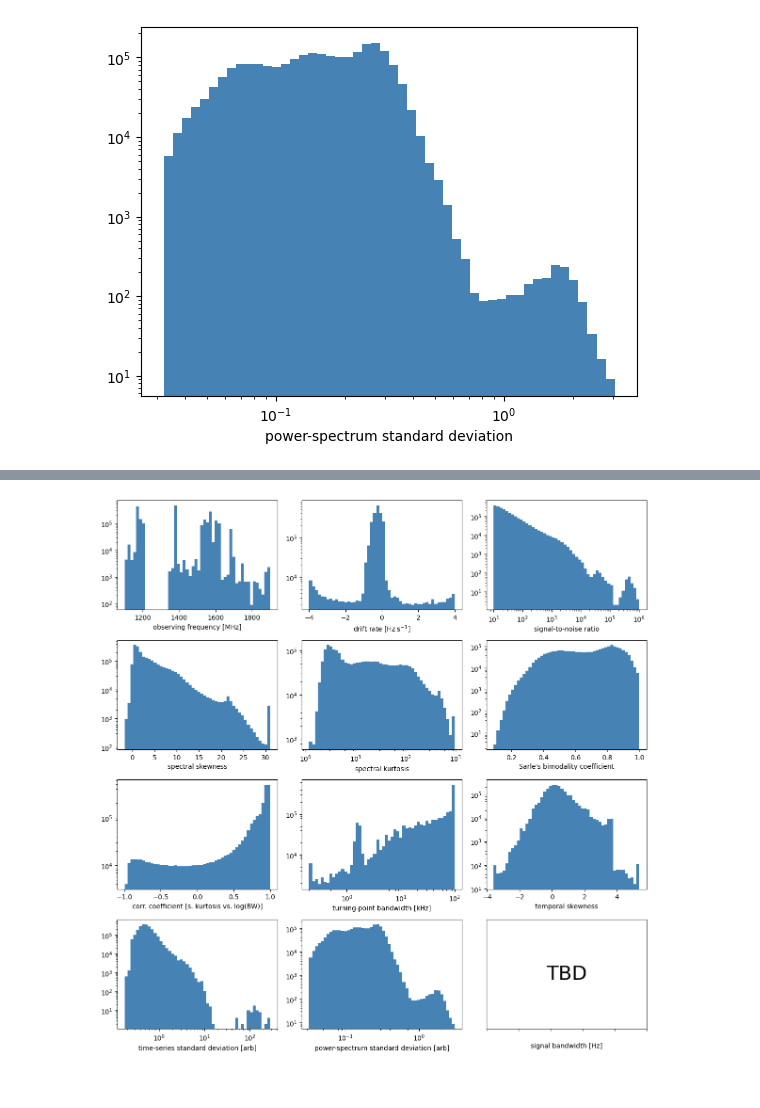
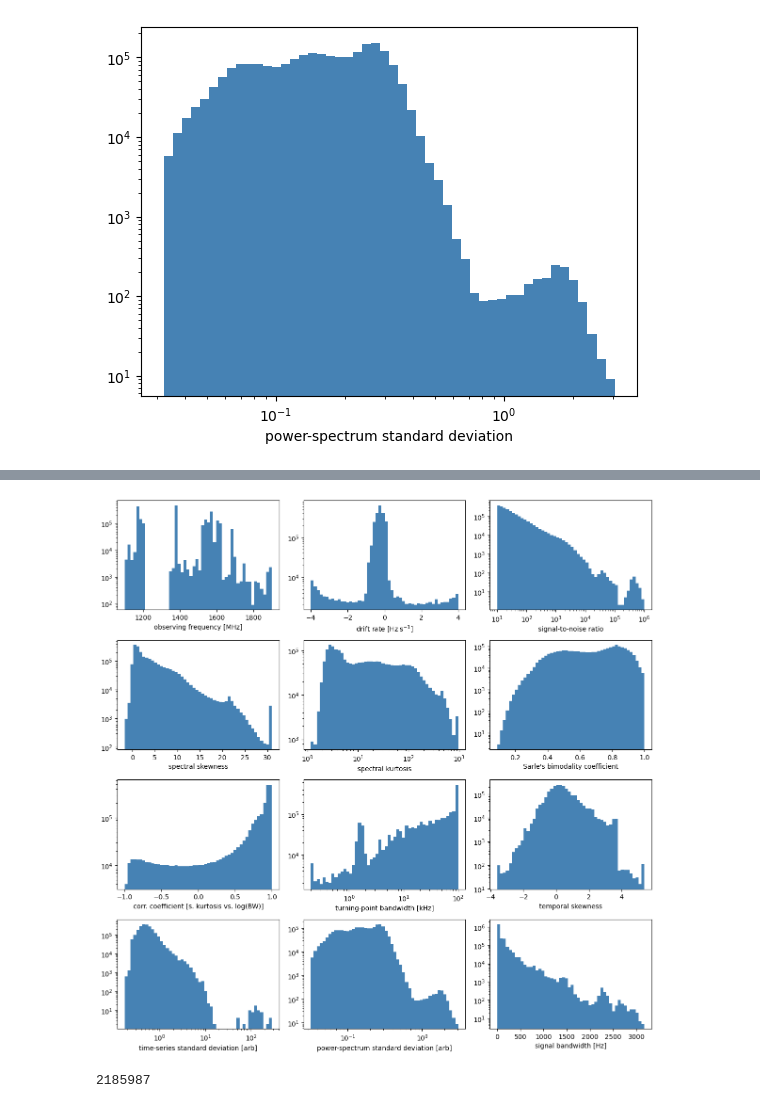
Before and after one commit to bjacobell/gbt-hdbscan, a Jupyter notebook: param_analysis.ipynb, the cells around one changed output, grey strips where cells are left out. Drawn from its saved outputs; the diff is of its cells as text; code cells hidden in the pictures.

```diff
--- a/param_analysis.ipynb
+++ b/param_analysis.ipynb
@@ -55,3 +111,20 @@ param_array_uncut = np.hstack((triad_array, p_array))
 print(param_array_uncut.shape)
 # %% [output]
 (3247546, 12)
+# %%
+batch_1_sigbw = np.load(datadir + 'batch_1_sigbws.npy', allow_pickle=True)
+batch_2_sigbw = np.load(datadir + 'batch_2_sigbws.npy', allow_pickle=True)
+batch_3_sigbw = np.load(datadir + 'batch_3_sigbws.npy', allow_pickle=True)
+batch_4_sigbw = np.load(datadir + 'batch_4_sigbws.npy', allow_pickle=True)
+batch_5_sigbw = np.load(datadir + 'batch_5_sigbws.npy', allow_pickle=True)
+batch_6_sigbw = np.load(datadir + 'batch_6_sigbws.npy', allow_pickle=True)
+# %%
+sigbw_vec = np.concatenate((
+    batch_1_sigbw[:,1],
+    batch_2_sigbw[:,1],
+    batch_3_sigbw[:,1],
+    batch_4_sigbw[:,1],
+    batch_5_sigbw[:,1],
+    batch_6_sigbw[:,1]
+))
+print(sigbw_vec.shape)
@@ -57,0 +233,3 @@ print(param_array_uncut.shape)
+# %%
+param_array_uncut = np.delete(param_array_uncut, 11, 1)
+print(param_array_uncut.shape)
@@ -57,0 +238,3 @@ print(param_array_uncut.shape)
+# %%
+param_array_uncut = np.hstack((param_array_uncut, np.transpose([bad_sigbw_vec])))
+print(param_array_uncut.shape)
@@ -246,34 +463,36 @@ axs[2,1].set_xlabel('turning-point bandwidth [kHz]')
 # 8: temporal skewness
 axs[2,2].hist(param_array[:,8], color='steelblue', bins=50)
 axs[2,2].set_yscale('log')
 axs[2,2].set_xlabel('temporal skewness')
 
 # 9: time-series standard deviation
 hist, bins = np.histogram(param_array[:, 9], bins=50)
 logbins = np.logspace(np.log10(bins[0]),np.log10(bins[-1]),len(bins))
 axs[3,0].hist(param_array[:, 9], color='steelblue', bins=logbins)
 axs[3,0].set_xlabel('time-series standard deviation [arb]')
 axs[3,0].set_xscale('log')
 axs[3,0].set_yscale('log')
 
 # 10: power-spectrum standard deviation
 hist, bins = np.histogram(param_array[:, 10], bins=50)
 logbins = np.logspace(np.log10(bins[0]),np.log10(bins[-1]),len(bins))
 axs[3,1].hist(param_array[:, 10], color='steelblue', bins=logbins)
 axs[3,1].set_xlabel('power-spectrum standard deviation [arb]')
 axs[3,1].set_xscale('log')
 axs[3,1].set_yscale('log')
 
 # 11: signal bandwidth
 #axs[3,2].set_xticks([])
-axs[3,2].set_yticks([])
-axs[3,2].text(0.5, 0.5, 'TBD', size=30, color='k', horizontalalignment='center', verticalalignment='center', transform=axs[3,2].transAxes)
+#axs[3,2].set_yticks([])
+#axs[3,2].text(0.5, 0.5, 'TBD', size=30, color='k', horizontalalignment='center', verticalalignment='center', transform=axs[3,2].transAxes)
+axs[3,2].hist(param_array[:,11]*1e6, color='steelblue', bins=50)
+axs[3,2].set_yscale('log')
 axs[3,2].set_xlabel('signal bandwidth [Hz]')
-[t.set_color('white') for t in axs[3,2].xaxis.get_ticklabels()]
+#[t.set_color('white') for t in axs[3,2].xaxis.get_ticklabels()]
 
 plt.tight_layout()
 
 plt.savefig('/datax/scratch/benjb/1d_param_analysis.pdf')
 #plt.subplots_adjust(hspace=0.2)
 # %% [output]
-[figure, old version]
+[figure, new version]
@@ -279,0 +514,4 @@ plt.savefig('/datax/scratch/benjb/1d_param_analysis.pdf')
+# %%
+print(len(drifts))
+# %% [output]
+2185987
```
Also changed, not shown: parts of 38 cells of this notebook, 4 other files.
